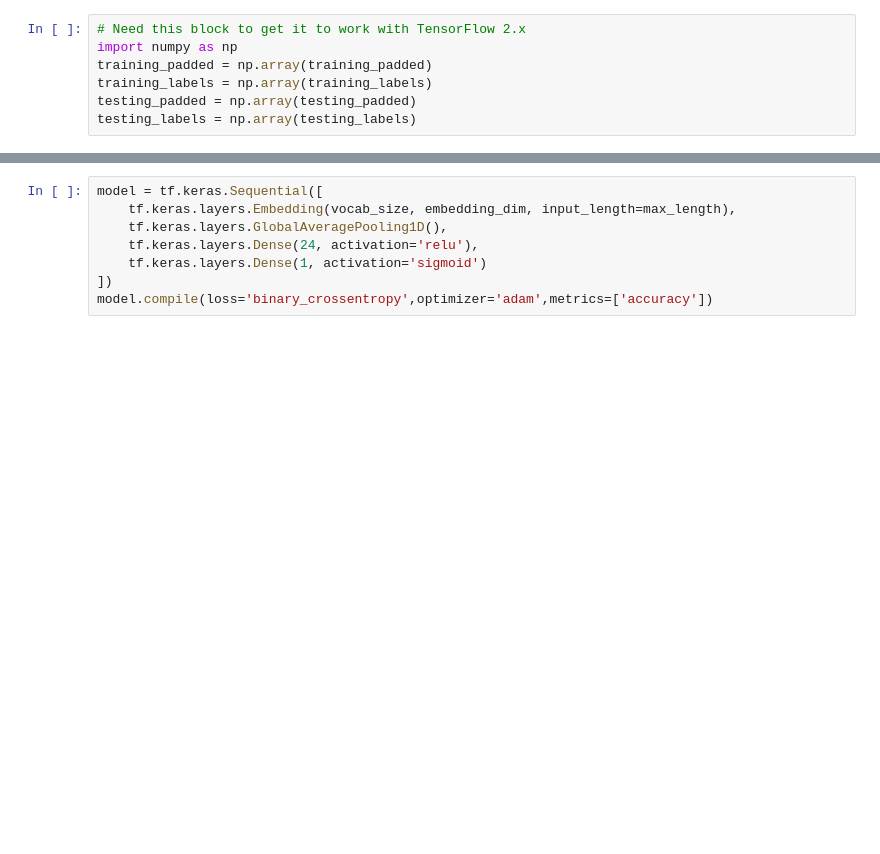
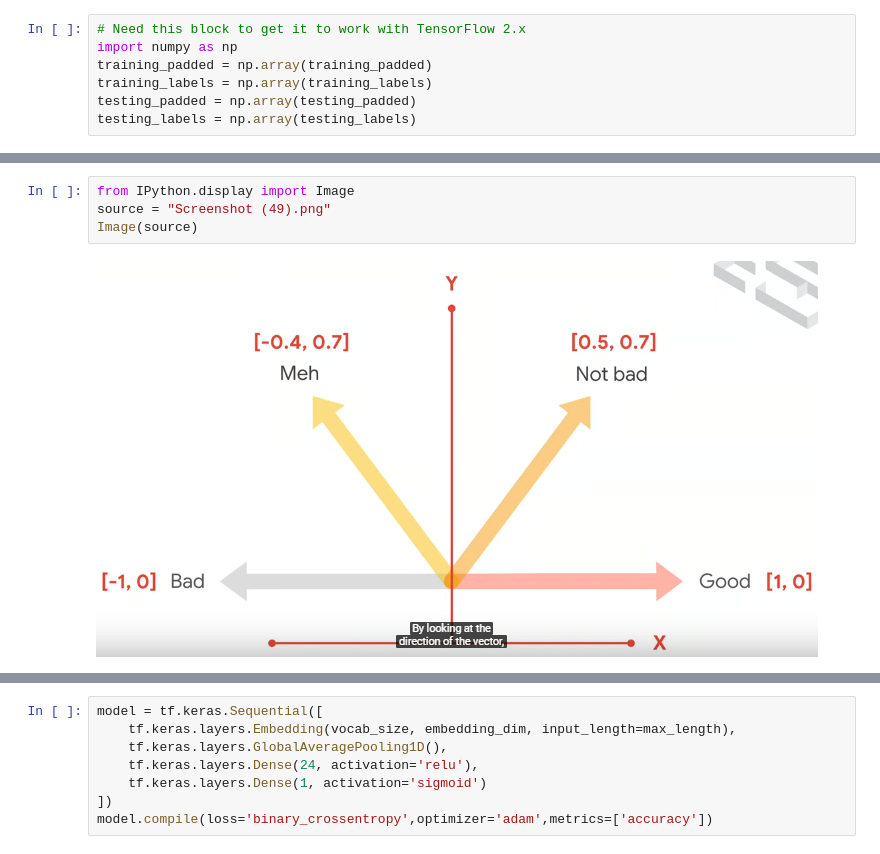
Before and after one commit to vijayjoyz/NLP-Model, a Jupyter notebook: NLPmodel_with_TensorFlow.ipynb, the cells around one changed output, grey strips where cells are left out. Cells and saved outputs as stored; diff of their text form; blank space fills up the shorter version.

```diff
--- a/NLPmodel_with_TensorFlow.ipynb
+++ b/NLPmodel_with_TensorFlow.ipynb
@@ -99,0 +117,6 @@ Here we use embedding layer
+# %%
+from IPython.display import Image
+source = "Screenshot (49).png"
+Image(source)
+# %% [output]
+[figure, added]
```
Also changed, not shown: parts of 3 cells of this notebook.
